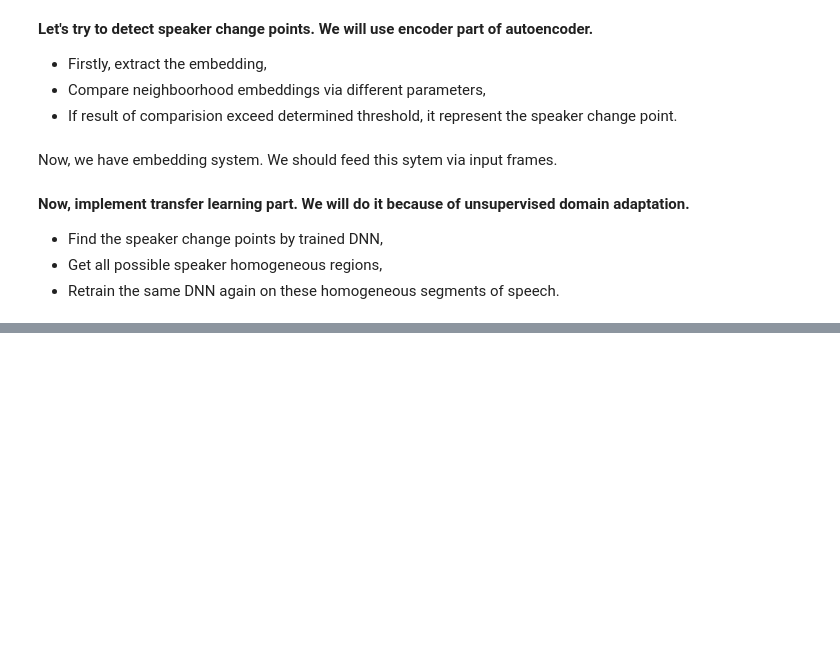
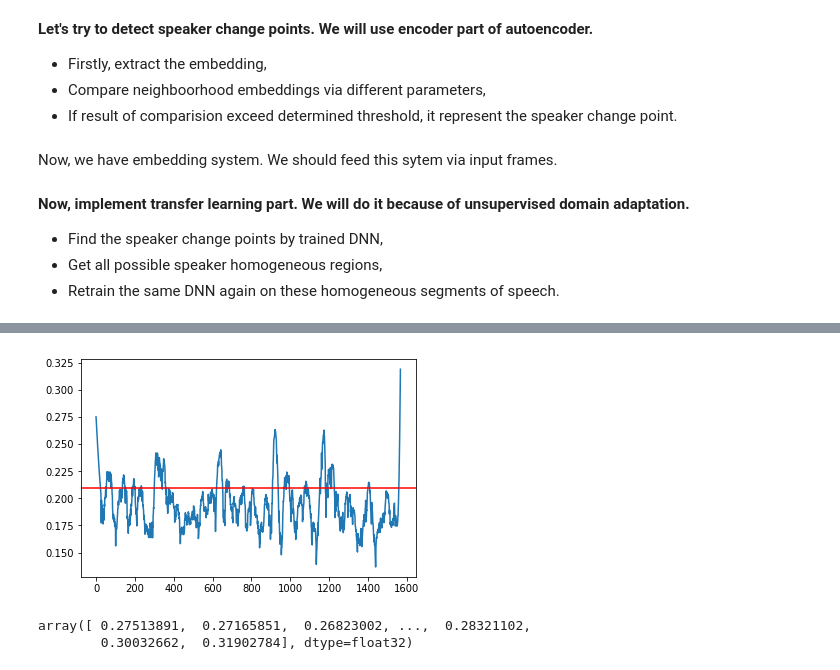
Before and after one commit to hedonistrh/SpChangeDetect, a Jupyter notebook: Speaker2Vec_dev.ipynb, the cells around one changed output, grey strips where cells are left out. Drawn from its saved outputs; the diff is of its cells as text; code cells hidden in the pictures; blank space fills up the shorter version.

```diff
--- a/Speaker2Vec_dev.ipynb
+++ b/Speaker2Vec_dev.ipynb
@@ -332,3 +336,14 @@ change_points, arr = create_prediction('./audio_files_full/Kafa Ayarı #5 - Hız
+# %%
+pp.plot(arr_s)
+pp.axhline(y=0.21, color='r', linestyle='-')
+pp.show()
+# %% [output]
+[figure, added]
+# %%
+arr_s
+# %% [output]
+array([ 0.27513891,  0.27165851,  0.26823002, ...,  0.28321102,
+        0.30032662,  0.31902784], dtype=float32)
 # %%
 change_points = create_prediction('test.wav', hop=10, win_len=25, threshold=0.6, embedding_system=embedding_system)
 
```
Also changed, not shown: parts of 8 cells of this notebook.
